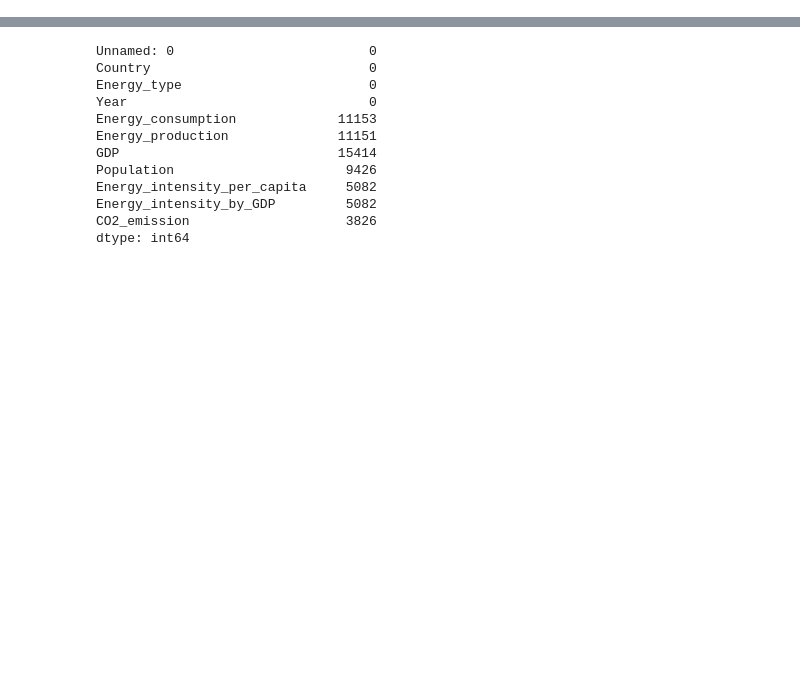
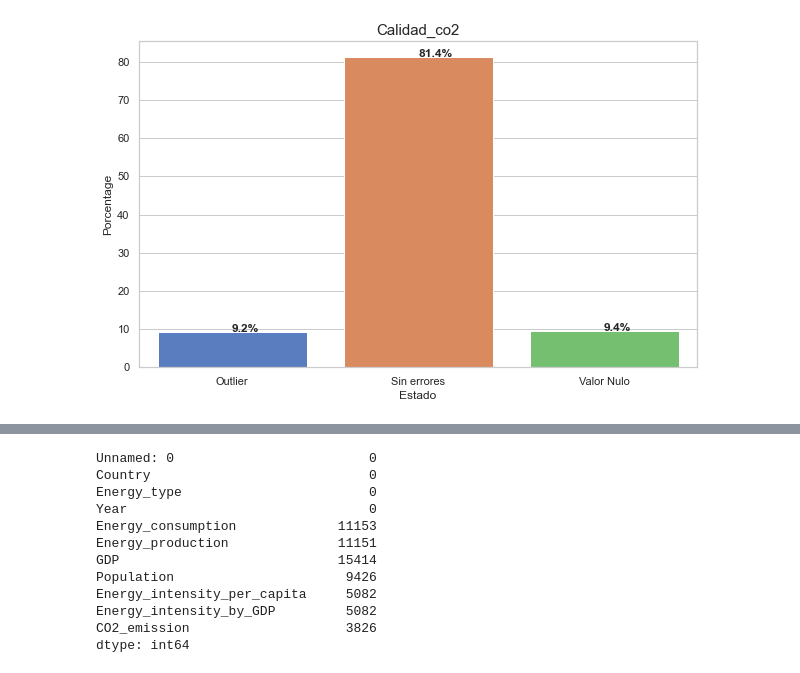
Before and after one commit to emissionsmap/emissionsmap, a Jupyter notebook: Notebooks/analisis.ipynb, the cells around one changed output, grey strips where cells are left out. Cells and saved outputs as stored; diff of their text form; code cells hidden in the pictures; blank space fills up the shorter version.

Commit message:
outliers

```diff
--- a/Notebooks/analisis.ipynb
+++ b/Notebooks/analisis.ipynb
@@ -44,0 +136,2 @@ plt.show()
+# %%
+df = quantiles(datosWorld, 'Country', 'CO2_emission')
@@ -45,3 +157,17 @@ plt.show()
+# %%
+def evaluacion_calidad_outliers(dato, desde, hasta):
+    calidad = 'Sin errores'
+    if (str(dato) == 'nan'):
+        calidad = 'Valor Nulo'
+        return calidad
+    if ((dato < desde) or (dato > hasta)):
+        calidad = 'Outlier'
+        return calidad
+    return calidad
+# %%
+datosWorld = pd.merge(datosWorld, df, on='Country', how='left')
+# %%
+datosWorld['Calidad_co2'] = datosWorld.apply(lambda row: evaluacion_calidad_outliers(row['CO2_emission'], row['minimo'], row['maximo']), axis=1)
 # %%
 def ploteo_Calidad(df, columna, ubicacion):
     """
@@ -76,2 +191,6 @@ datosN.head()
+# %%
+ploteo_Calidad(datosWorld, 'Calidad_co2', '')
+# %% [output]
+[figure, added]
 # %%
 datos.head()
```
Also changed, not shown: parts of 24 cells of this notebook, 2 other files.
